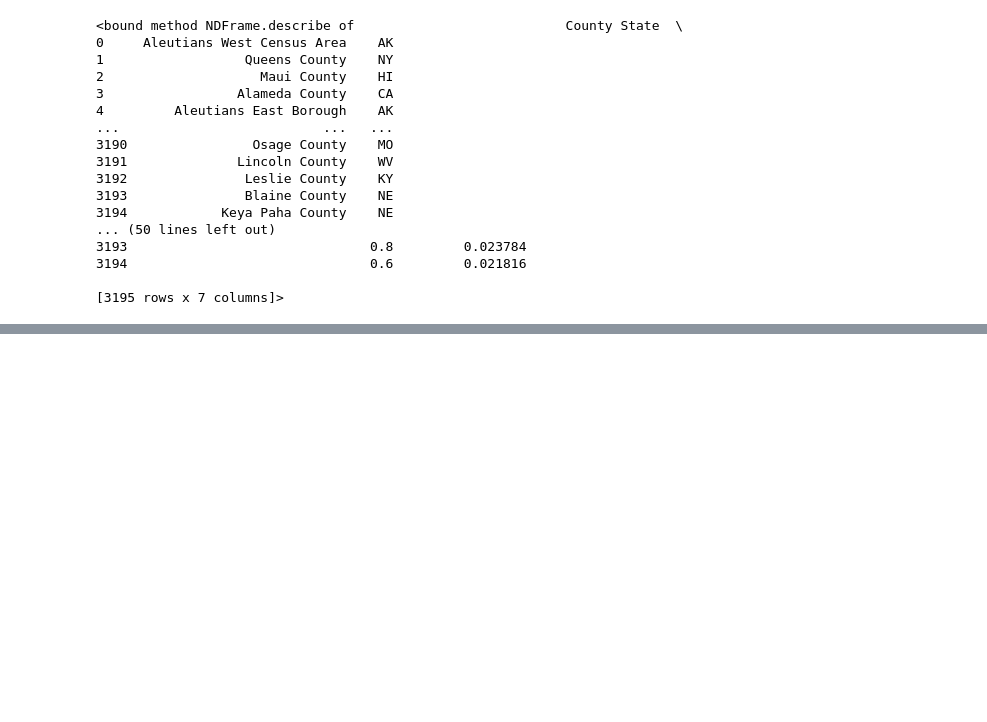
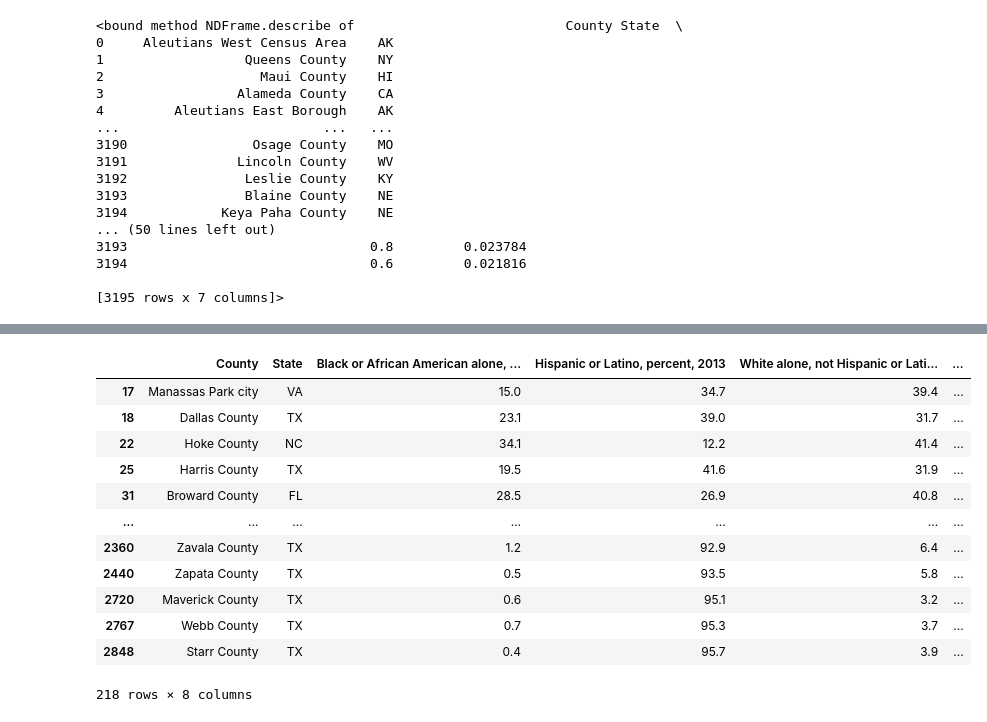
Before and after one commit to alihussein1779/Farmacy, a Jupyter notebook: DiversityIndex/DataScrub_DiversitySet.ipynb, the cells around one changed output, grey strips where cells are left out. Saved outputs shown, nothing was run; the diff lists cells and outputs as text; code cells hidden in the pictures; blank space fills up the shorter version.

```diff
--- a/DiversityIndex/DataScrub_DiversitySet.ipynb
+++ b/DiversityIndex/DataScrub_DiversitySet.ipynb
@@ -96,0 +155,5 @@ df_reorder.describe
+# %%
+#Making a column that will take in the Black, Latino and Two Races percentage
+#will use it to see which counties are majoirty of the following
+
+df_Southern_DI['Percent of Blacks, Latino & Two Races'] = df_Southern_DI['Black or African American alone, percent, 2013'] + df_Southern_DI['Hispanic or Latino, percent, 2013'] + df_Southern_DI['Two or More Races, percent, 2013']
@@ -96,0 +175,19 @@ df_reorder.describe
+# %%
+#checking for percentage points that are greater than 50%
+df_Southern_DI_filtered = df_Southern_DI[df_Southern_DI['Percent of Blacks, Latino & Two Races'] > 50.0]
+# %%
+df_Southern_DI_filtered
+# %% [output]
+|  | County | State | Black or African American alone, ... | Hispanic or Latino, percent, 2013 | White alone, not Hispanic or Lati... | ... |
+| 17 | Manassas Park city | VA | 15.0 | 34.7 | 39.4 | ... |
+| 18 | Dallas County | TX | 23.1 | 39.0 | 31.7 | ... |
+| 22 | Hoke County | NC | 34.1 | 12.2 | 41.4 | ... |
+| 25 | Harris County | TX | 19.5 | 41.6 | 31.9 | ... |
+| 31 | Broward County | FL | 28.5 | 26.9 | 40.8 | ... |
+| ... | ... | ... | ... | ... | ... | ... |
+| 2360 | Zavala County | TX | 1.2 | 92.9 | 6.4 | ... |
+| 2440 | Zapata County | TX | 0.5 | 93.5 | 5.8 | ... |
+| 2720 | Maverick County | TX | 0.6 | 95.1 | 3.2 | ... |
+| 2767 | Webb County | TX | 0.7 | 95.3 | 3.7 | ... |
+| 2848 | Starr County | TX | 0.4 | 95.7 | 3.9 | ... |
+218 rows × 8 columns
```
Also changed, not shown: parts of 12 cells of this notebook, 2 other files.
